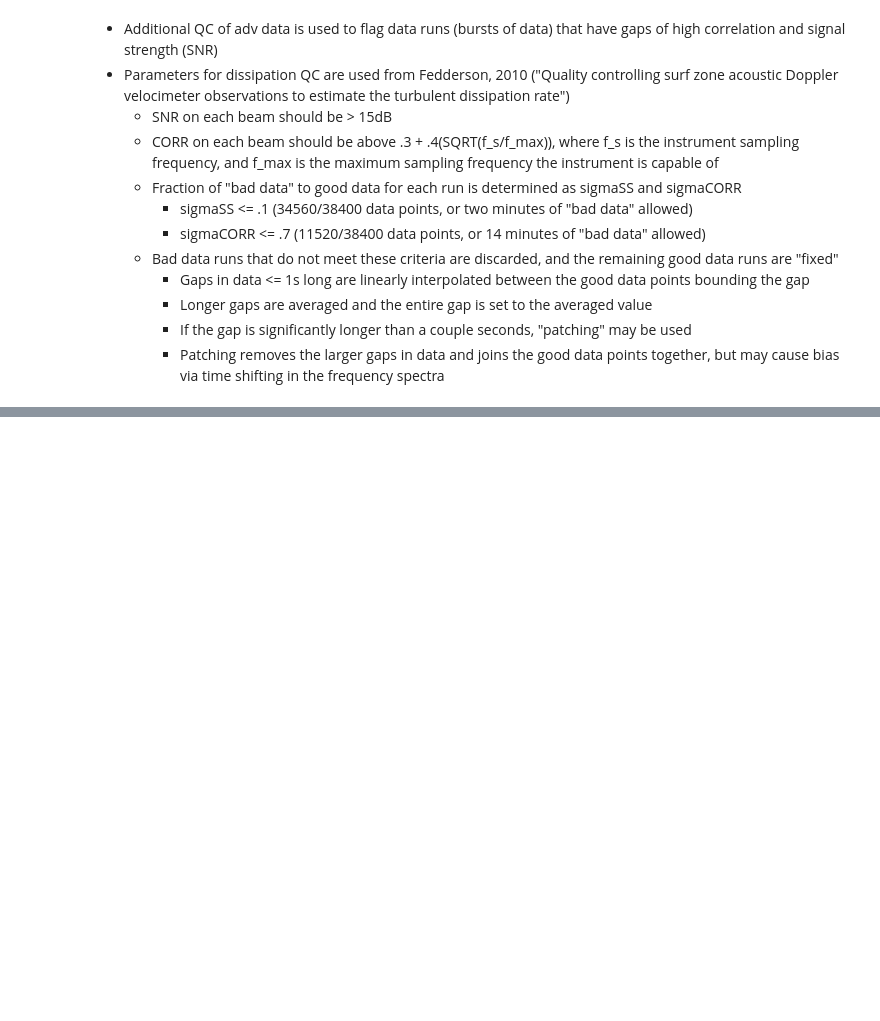
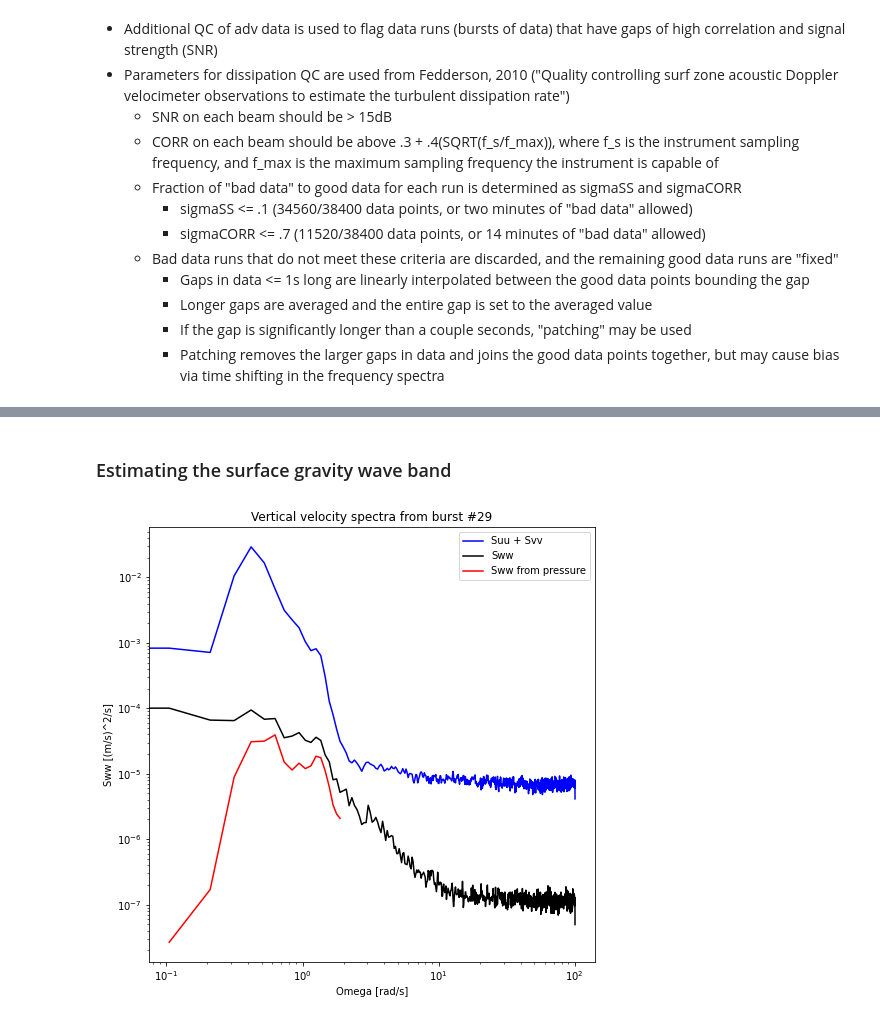
Before and after one commit to lagrady/Kelp-Forest-Hydrodynamics, a Jupyter notebook: notebooks/Turbulent_dissipation.ipynb, the cells around one changed output, grey strips where cells are left out. Cells and saved outputs as stored; diff of their text form; code cells hidden in the pictures; blank space fills up the shorter version.

```diff
--- a/notebooks/Turbulent_dissipation.ipynb
+++ b/notebooks/Turbulent_dissipation.ipynb
@@ -319,0 +82,2 @@ M_ll: 0.10889979838275736 J_ll: 0.10889539651432752
+# %%
+temp = xr.open_dataset('Temperature/temp_w_rho.nc')
@@ -319,0 +151,17 @@ M_ll: 0.10889979838275736 J_ll: 0.10889539651432752
+# %% [markdown]
+### Estimating the surface gravity wave band
+# %%
+# A Hann window with 60s segments yields a good balance between smoothing of 50s and resolution from 70s
+
+# First, determine the surface gravity wave band by converting pressure spectra to vertical velocity
+# spectra via linear wave theory
+
+# Good bursts = 8,29,41,42,52,55,58,59,75,76,82,90,91,106,116
+burst_number = 29
+ds = adv1Patch.copy(deep=True)
+burstTime = ds.time.where((ds.BurstNum.isin(burst_number)) & (ds.Up.isnull()==False), drop=True)
+rho = np.mean(temp.Rho.sel(depth=4,time=slice(burstTime[0],burstTime[-1]))) + 1000
+
+vt.spectraPlotter(adv1Patch, burst_number, rho)
+# %% [output]
+[figure, added]
```
Also changed, not shown: parts of 45 cells of this notebook, 1 other file.
